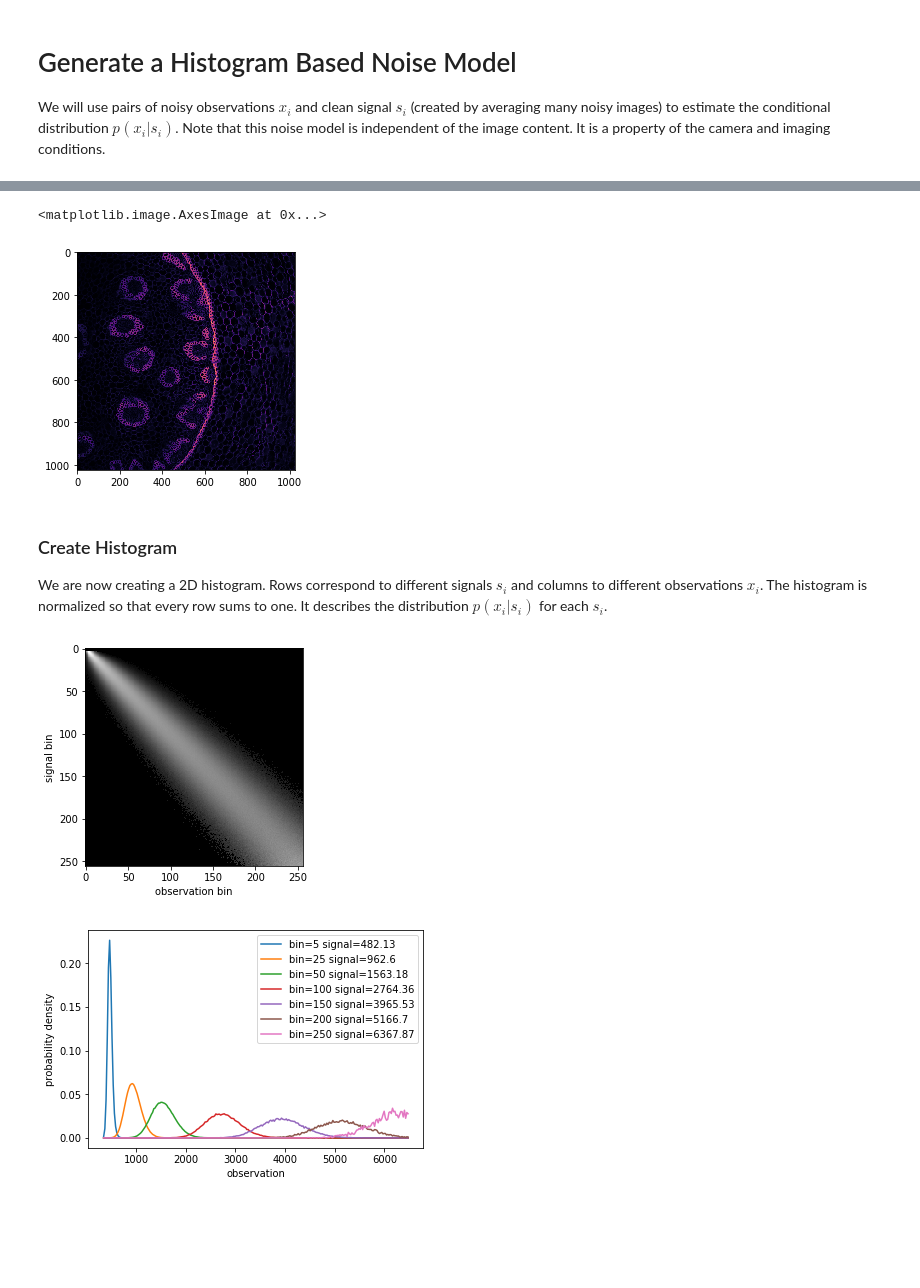
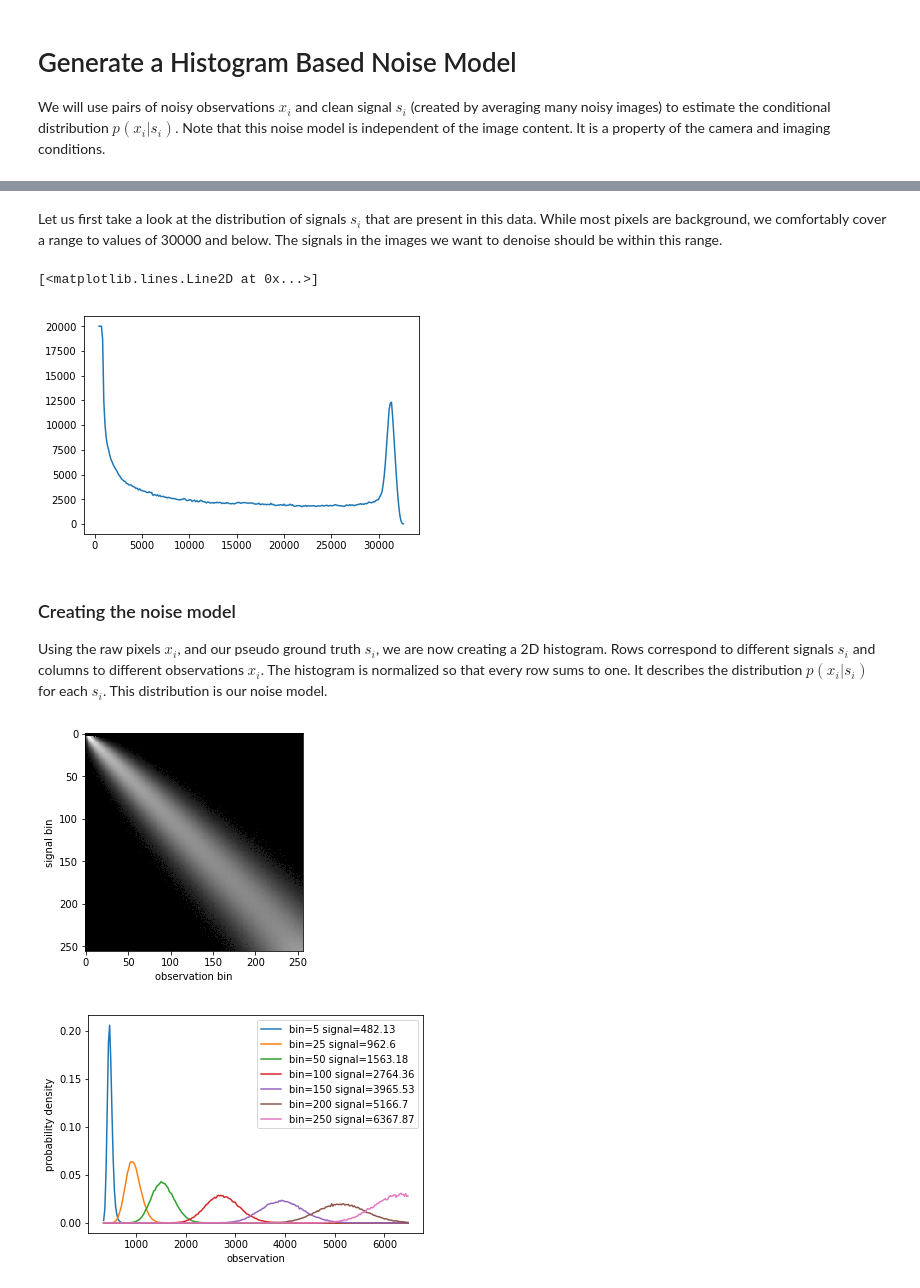
Before and after one commit to juglab/pn2v, a Jupyter notebook: Convallaria-1-CreateNoiseModel.ipynb, the cells around one changed output, grey strips where cells are left out. Drawn from its saved outputs; the diff is of its cells as text; code cells hidden in the pictures; blank space fills up the shorter version.

Commit message:
using different noise model data example notebook

```diff
--- a/Convallaria-1-CreateNoiseModel.ipynb
+++ b/Convallaria-1-CreateNoiseModel.ipynb
@@ -42,9 +58,35 @@ signal=np.mean(observation[:,...],axis=0)[np.newaxis,...]
+# %% [markdown]
+Let us first take a look at the distribution of signals $s_i$ that are present in this data.
+While most pixels are background, we comfortably cover a range to values of 30000 and below. The signals in the images we want to denoise should be within this range.
+# %%
+checkSignalHist = np.histogram(signal, bins=256)
+plt.plot( checkSignalHist[1][:-1], np.clip(checkSignalHist[0],0,20000))
+# %% [output]
+[<matplotlib.lines.Line2D at 0x...>]
+[figure, added]
+# %% [markdown]
+### Creating the noise model
+Using the raw pixels $x_i$, and our pseudo ground truth $s_i$, we are now creating a 2D histogram. Rows correspond to different signals $s_i$ and columns to different observations $x_i$. The histogram is normalized so that every row sums to one. It describes the distribution $p(x_i|s_i)$ for each $s_i$. This distribution is our noise model.
+# %%
+# We set the range of values we want to cover with our model.
+# The pixel intensities in the images you want to denoise have to lie within this range.
+# We expect our intensities to lie within [350,6500].
+minVal, maxVal =350, 6500
+bins = 256
+
+# We are creating the histogram.
+# This can take a minute.
+histogramFD = pn2v.histNoiseModel.createHistogram(bins,minVal,maxVal,observation,signal)
+
+# Saving histogram to disc.
+np.save(path+'noiseModel.npy', histogramFD)
+
+histogramFD=histogramFD[0]
 # %%
-# Let's look at an image
-plt.imshow(signal[0],cmap='magma')
+# Let's look at the noise model
+plt.xlabel('observation bin')
+plt.ylabel('signal bin')
+plt.imshow(histogramFD**0.25, cmap='gray')
+plt.show()
 # %% [output]
-<matplotlib.image.AxesImage at 0x...>
-[figure, old version]
+[figure, new version]
-# %% [markdown]
-### Create Histogram
-We are now creating a 2D histogram. Rows correspond to different signals $s_i$ and columns to different observations $x_i$. The histogram is normalized so that every row sums to one. It describes the distribution $p(x_i|s_i)$ for each $s_i$.
@@ -63,46 +93,39 @@ histogram=histogram[0]
 # %%
-# Let's look at the noise model
-plt.xlabel('observation bin')
-plt.ylabel('signal bin')
-plt.imshow(histogram**0.25, cmap='gray')
-plt.show()
-
 xvals=np.arange(bins)/float(bins)*(maxVal-minVal)+minVal
 plt.xlabel('observation')
 plt.ylabel('probability density')
 
 # We will now look at the noise distributions for different signals s_i,
 # by plotting individual rows of the histogram
 index=5
 s=((index+0.5)/float(bins)*(maxVal-minVal)+minVal)
-plt.plot(xvals,histogram[index,:], label='bin='+str(index)+' signal='+str(np.round(s,2)))
+plt.plot(xvals,histogramFD[index,:], label='bin='+str(index)+' signal='+str(np.round(s,2)))
 
 index=25
 s=((index+0.5)/float(bins)*(maxVal-minVal)+minVal)
-plt.plot(xvals,histogram[index,:], label='bin='+str(index)+' signal='+str(np.round(s,2)))
+plt.plot(xvals,histogramFD[index,:], label='bin='+str(index)+' signal='+str(np.round(s,2)))
 
 index=50
 s=((index+0.5)/float(bins)*(maxVal-minVal)+minVal)
-plt.plot(xvals,histogram[index,:], label='bin='+str(index)+' signal='+str(np.round(s,2)))
+plt.plot(xvals,histogramFD[index,:], label='bin='+str(index)+' signal='+str(np.round(s,2)))
 
 index=100
 s=((index+0.5)/float(bins)*(maxVal-minVal)+minVal)
-plt.plot(xvals,histogram[index,:], label='bin='+str(index)+' signal='+str(np.round(s,2)))
+plt.plot(xvals,histogramFD[index,:], label='bin='+str(index)+' signal='+str(np.round(s,2)))
 
 index=150
 s=((index+0.5)/float(bins)*(maxVal-minVal)+minVal)
-plt.plot(xvals,histogram[index,:], label='bin='+str(index)+' signal='+str(np.round(s,2)))
+plt.plot(xvals,histogramFD[index,:], label='bin='+str(index)+' signal='+str(np.round(s,2)))
 
 index=200
 s=((index+0.5)/float(bins)*(maxVal-minVal)+minVal)
-plt.plot(xvals,histogram[index,:], label='bin='+str(index)+' signal='+str(np.round(s,2)))
+plt.plot(xvals,histogramFD[index,:], label='bin='+str(index)+' signal='+str(np.round(s,2)))
 
 index=250
 s=((index+0.5)/float(bins)*(maxVal-minVal)+minVal)
-plt.plot(xvals,histogram[index,:], label='bin='+str(index)+' signal='+str(np.round(s,2)))
+plt.plot(xvals,histogramFD[index,:], label='bin='+str(index)+' signal='+str(np.round(s,2)))
 
 plt.legend()
 plt.show()
 # %% [output]
-[figure, old version]
+[figure, new version]
-[figure, removed]
```
Also changed, not shown: parts of 6 cells of this notebook, 2 other files.
